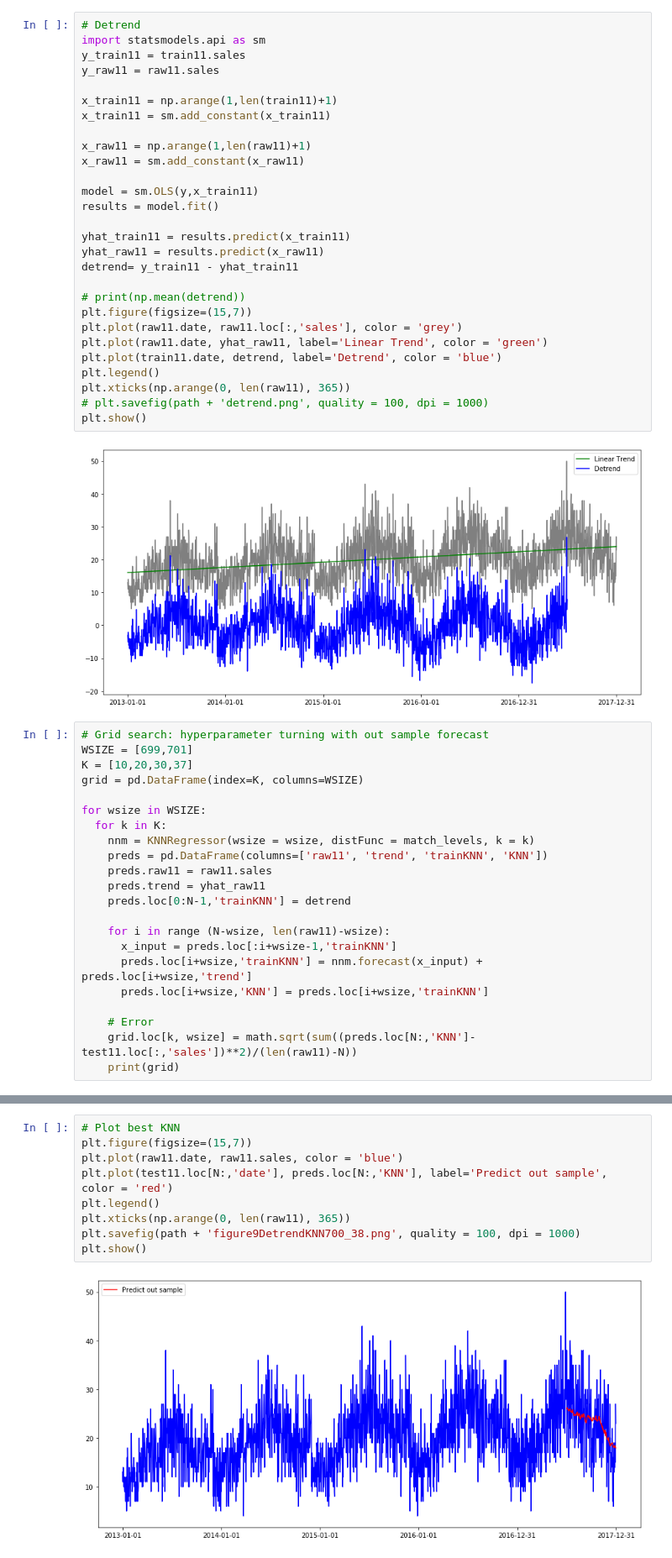
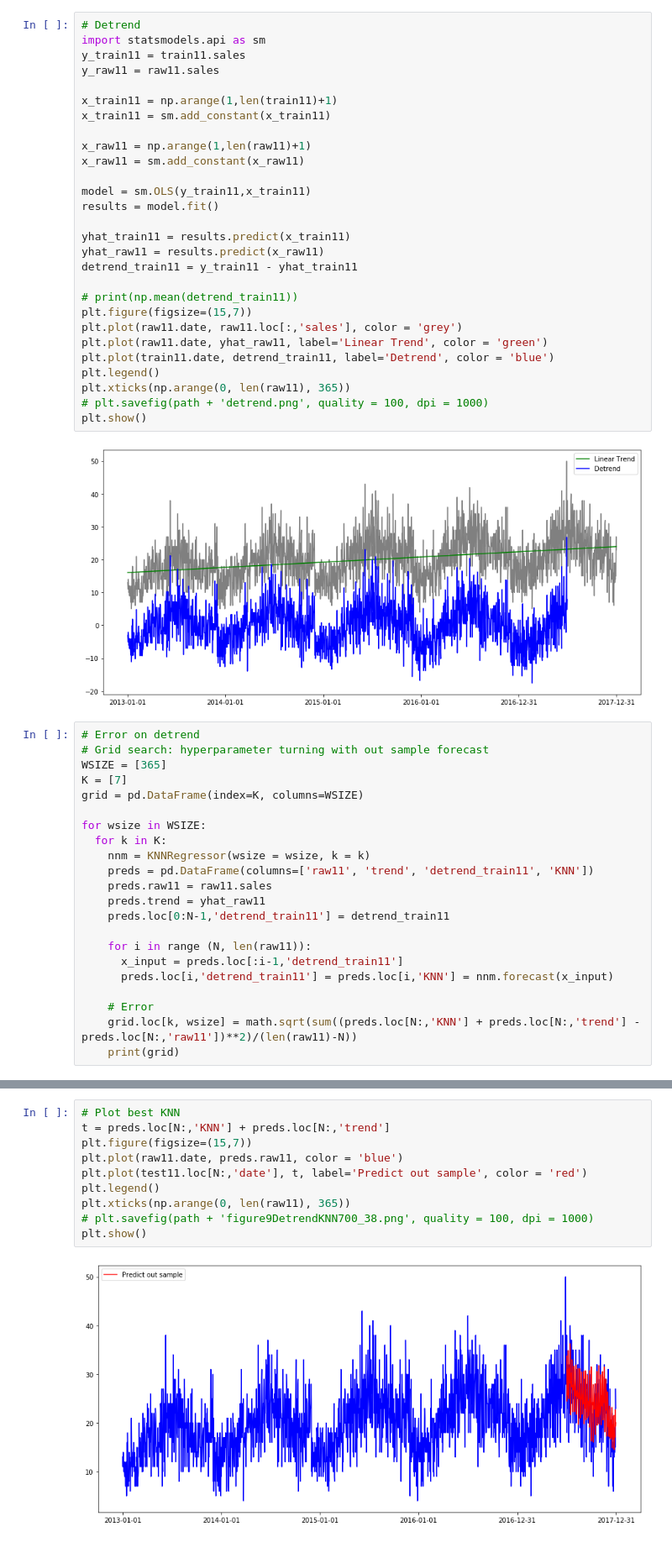
Before and after one commit to sangttruong/hybcast, a Jupyter notebook: main.ipynb, the cells around one changed output, grey strips where cells are left out. Shown at 84% size. Drawn from its saved outputs; the diff is of its cells as text.

```diff
--- a/main.ipynb
+++ b/main.ipynb
@@ -585,18 +691,18 @@ x_train11 = sm.add_constant(x_train11)
 x_raw11 = np.arange(1,len(raw11)+1)
 x_raw11 = sm.add_constant(x_raw11)
 
-model = sm.OLS(y,x_train11)
+model = sm.OLS(y_train11,x_train11)
 results = model.fit()
 
 yhat_train11 = results.predict(x_train11)
 yhat_raw11 = results.predict(x_raw11)
-detrend= y_train11 - yhat_train11
+detrend_train11 = y_train11 - yhat_train11
 
-# print(np.mean(detrend))
+# print(np.mean(detrend_train11))
 plt.figure(figsize=(15,7))
 plt.plot(raw11.date, raw11.loc[:,'sales'], color = 'grey')
 plt.plot(raw11.date, yhat_raw11, label='Linear Trend', color = 'green')
-plt.plot(train11.date, detrend, label='Detrend', color = 'blue')
+plt.plot(train11.date, detrend_train11, label='Detrend', color = 'blue')
 plt.legend()
 plt.xticks(np.arange(0, len(raw11), 365))
 # plt.savefig(path + 'detrend.png', quality = 100, dpi = 1000)
@@ -604,24 +710,24 @@ plt.show()
 # %% [output]
 [figure]
 # %%
+# Error on detrend
 # Grid search: hyperparameter turning with out sample forecast
-WSIZE = [699,701]
-K = [10,20,30,37]
+WSIZE = [365]
+K = [7]
 grid = pd.DataFrame(index=K, columns=WSIZE)
 
 for wsize in WSIZE:
   for k in K:
-    nnm = KNNRegressor(wsize = wsize, distFunc = match_levels, k = k)
-    preds = pd.DataFrame(columns=['raw11', 'trend', 'trainKNN', 'KNN'])
+    nnm = KNNRegressor(wsize = wsize, k = k)
+    preds = pd.DataFrame(columns=['raw11', 'trend', 'detrend_train11', 'KNN'])
     preds.raw11 = raw11.sales
     preds.trend = yhat_raw11
-    preds.loc[0:N-1,'trainKNN'] = detrend
+    preds.loc[0:N-1,'detrend_train11'] = detrend_train11
 
-    for i in range (N-wsize, len(raw11)-wsize):
-      x_input = preds.loc[:i+wsize-1,'trainKNN']
-      preds.loc[i+wsize,'trainKNN'] = nnm.forecast(x_input) + preds.loc[i+wsize,'trend']
-      preds.loc[i+wsize,'KNN'] = preds.loc[i+wsize,'trainKNN']
+    for i in range (N, len(raw11)):
+      x_input = preds.loc[:i-1,'detrend_train11']
+      preds.loc[i,'detrend_train11'] = preds.loc[i,'KNN'] = nnm.forecast(x_input)
 
     # Error
-    grid.loc[k, wsize] = math.sqrt(sum((preds.loc[N:,'KNN']-test11.loc[:,'sales'])**2)/(len(raw11)-N))
+    grid.loc[k, wsize] = math.sqrt(sum((preds.loc[N:,'KNN'] + preds.loc[N:,'trend'] - preds.loc[N:,'raw11'])**2)/(len(raw11)-N))
     print(grid)
@@ -628,12 +748,13 @@ for wsize in WSIZE:
 # %%
 # Plot best KNN
+t = preds.loc[N:,'KNN'] + preds.loc[N:,'trend']
 plt.figure(figsize=(15,7))
-plt.plot(raw11.date, raw11.sales, color = 'blue')
-plt.plot(test11.loc[N:,'date'], preds.loc[N:,'KNN'], label='Predict out sample', color = 'red')
+plt.plot(raw11.date, preds.raw11, color = 'blue')
+plt.plot(test11.loc[N:,'date'], t, label='Predict out sample', color = 'red')
 plt.legend()
 plt.xticks(np.arange(0, len(raw11), 365))
-plt.savefig(path + 'figure9DetrendKNN700_38.png', quality = 100, dpi = 1000)
+# plt.savefig(path + 'figure9DetrendKNN700_38.png', quality = 100, dpi = 1000)
 plt.show()
 # %% [output]
-[figure, old version]
+[figure, new version]
 # %% [markdown]
```
Also changed, not shown: parts of 38 cells of this notebook.
